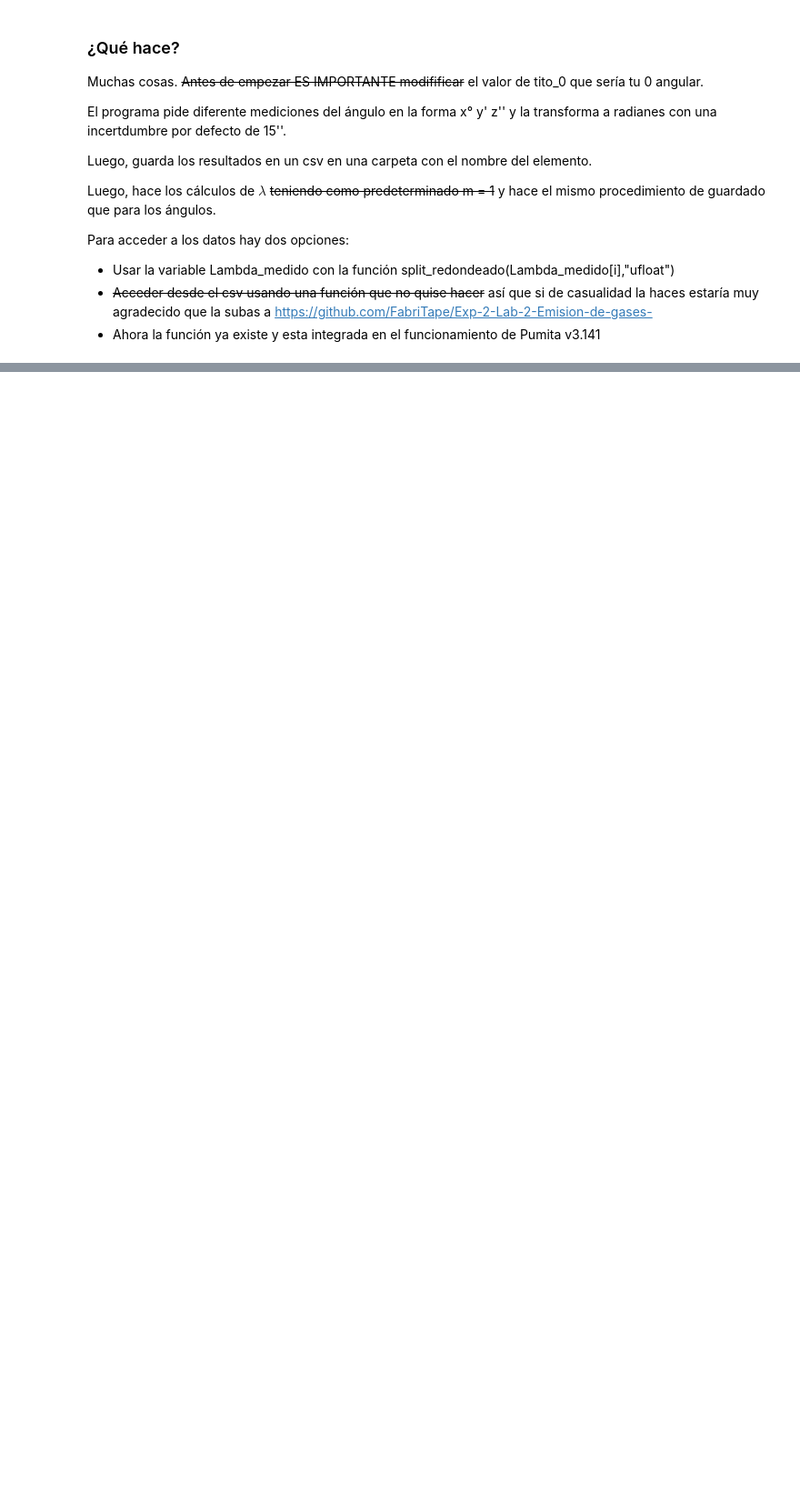
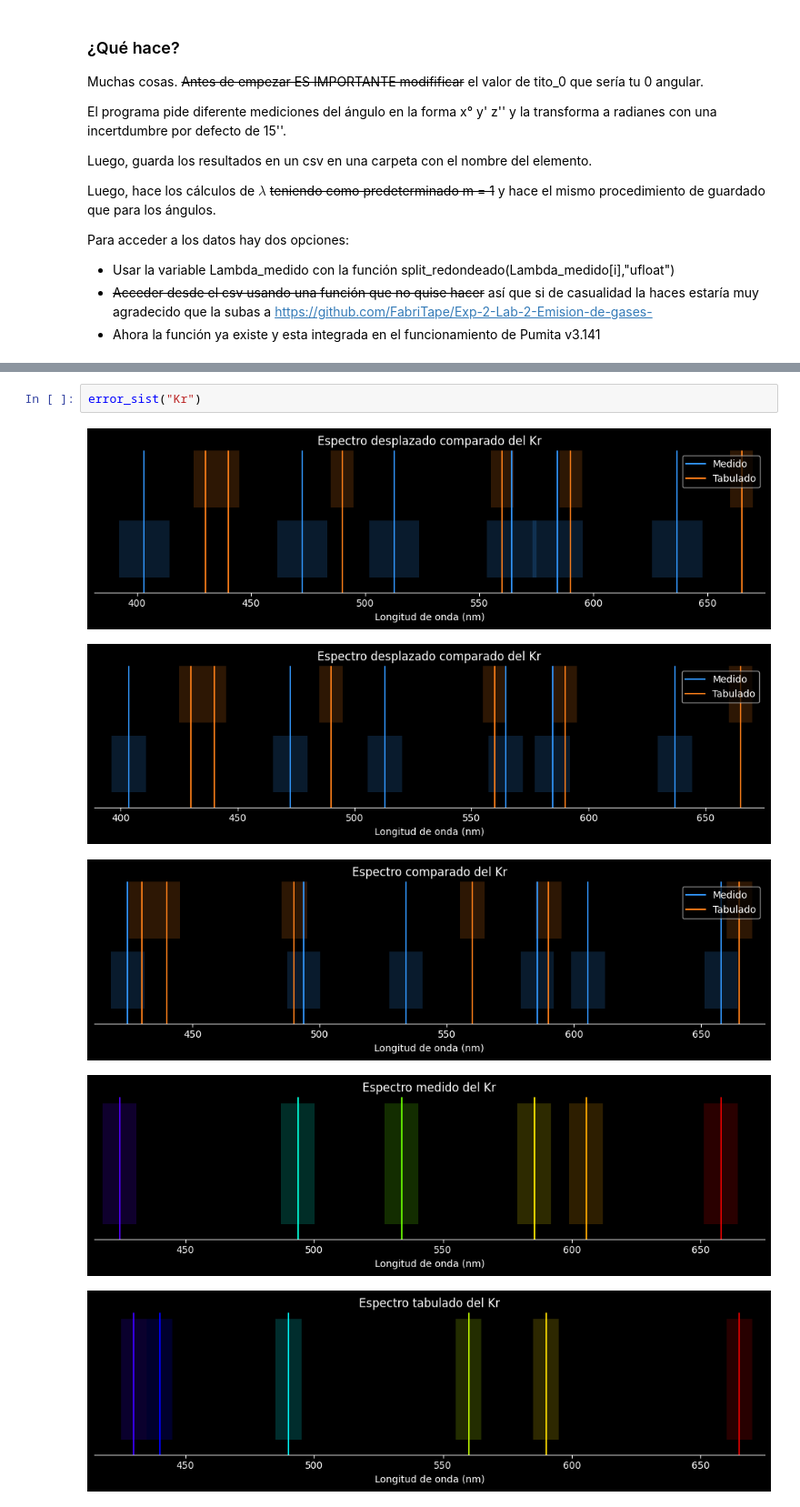
Before and after one commit to FabriTape/Exp-2-Lab-2-Emision-de-gases-, a Jupyter notebook: Emision_abs.ipynb, the cells around one changed output, grey strips where cells are left out. Shown at 91% size. Cells and saved outputs as stored; diff of their text form; blank space fills up the shorter version.

```diff
--- a/Emision_abs.ipynb
+++ b/Emision_abs.ipynb
@@ -472,0 +569,8 @@ gracias por usar Pumita v3.1415
+# %%
+error_sist("Kr")
+# %% [output]
+[figure, added]
+[figure, added]
+[figure, added]
+[figure, added]
+[figure, added]
```
Also changed, not shown: parts of 11 cells of this notebook, 42 other files.
